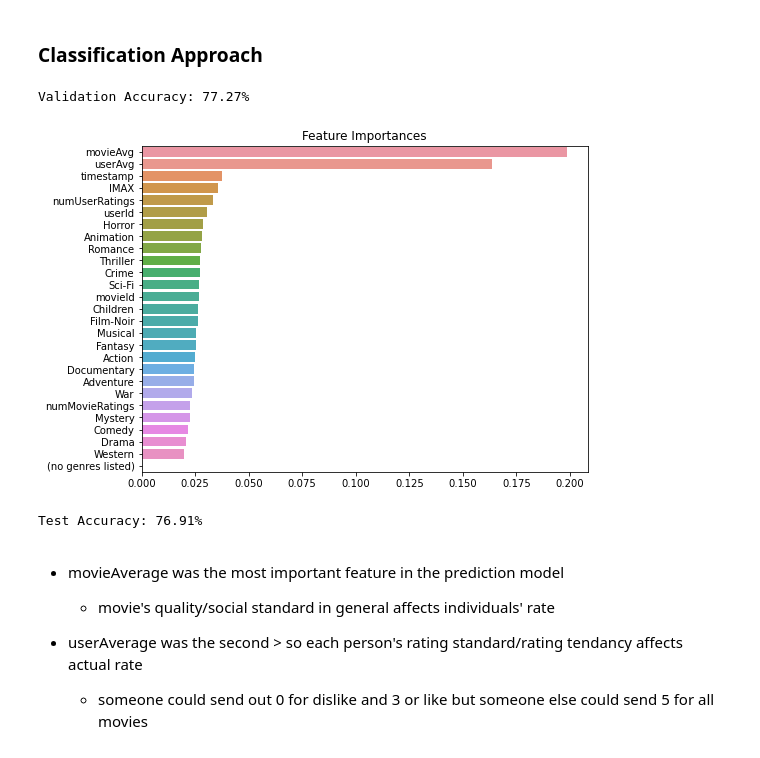
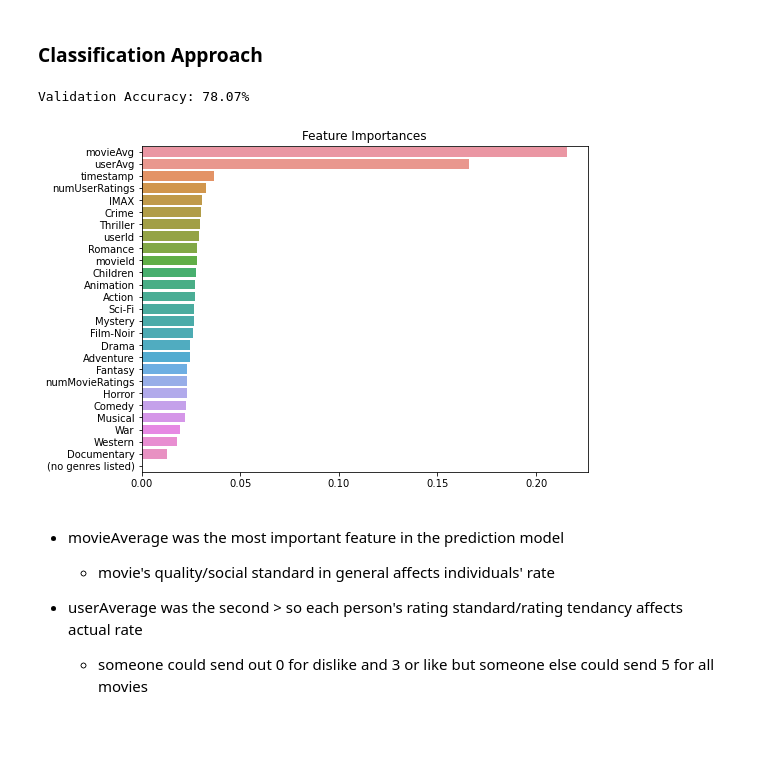
Before and after one commit to speters217/Movie_Recommendation, a Jupyter notebook: project.ipynb, the cells around one changed output. Cells and saved outputs as stored; diff of their text form; code cells hidden in the pictures.

```diff
--- a/project.ipynb
+++ b/project.ipynb
@@ -1221,47 +1322,25 @@ y_val = copy.deepcopy(validation_removed['rating'])
 y_val = np.ravel(y_val)
 y_val = pd.cut(y_val, bins=[0,3,5], labels=[0,1]) # convert continuous to categorical
 
-clf = XGBClassifier(eval_metric = 'logloss', eta=0.1, max_depth=5, min_child_weight = 4, n_estimators = 200, subsample = 0.70, n_jobs=-1, random_state=1, use_label_encoder = False)
+clf = XGBClassifier(gamma = 5, reg_lambda = 0, eval_metric = 'logloss', eta=0.07, max_depth=5, min_child_weight = 4, n_estimators = 216, subsample = 0.70, n_jobs=-1, random_state=1, use_label_encoder = False)
 clf.fit(x_train, y_train)
 
 ratings_pred = clf.predict(x_val)
 accuracy = accuracy_score(y_val, ratings_pred)
 print('Validation Accuracy: %.2f%%' % (accuracy*100))
 # %% [output]
-Validation Accuracy: 77.27%
+Validation Accuracy: 78.07%
 # %%
 feature_importance_values = clf.feature_importances_
 feature_importances = pd.Series(feature_importance_values, index=training_validation[use_cols].columns) # x train's column values
-feature_top20 = feature_importances.sort_values(ascending=False)
+feature_top = feature_importances.sort_values(ascending=False)
 
 plt.figure(figsize=[8, 6])
 plt.title('Feature Importances')
-sns.barplot(x=feature_top20, y=feature_top20.index)
+sns.barplot(x=feature_top, y=feature_top.index)
 plt.show()
 # %% [output]
-[figure, old version]
+[figure, new version]
-# %%
-# Fit best model on whole dataset and predict test data
-x_train = copy.deepcopy(training_test[use_cols].to_numpy())
-
-y_train = copy.deepcopy(training_test[['rating']])
-y_train = np.ravel(y_train)
-y_train = pd.cut(y_train, bins=[0,3,5], labels=[0,1])
-
-x_test = copy.deepcopy(test_removed[use_cols].to_numpy())
-y_test = copy.deepcopy(test_removed['rating'])
-
-y_test = np.ravel(y_test)
-y_test = pd.cut(y_test, bins=[0,3,5], labels=[0,1]) # convert continuous to categorical
-
-clf = XGBClassifier(eval_metric = 'logloss', eta=0.1, max_depth=5, min_child_weight = 4, n_estimators = 200, subsample = 0.70, n_jobs=-1, random_state=1, use_label_encoder = False)
-clf.fit(x_train, y_train)
-
-ratings_pred = clf.predict(x_test)
-xgb_test_accuracy = accuracy_score(y_test, ratings_pred)
-print('Test Accuracy: %.2f%%' % (xgb_test_accuracy*100))
-# %% [output]
-Test Accuracy: 76.91%
 # %% [markdown]
 - movieAverage was the most important feature in the prediction model
     - movie's quality/social standard in general affects individuals' rate
```
Also changed, not shown: parts of 22 cells of this notebook.
